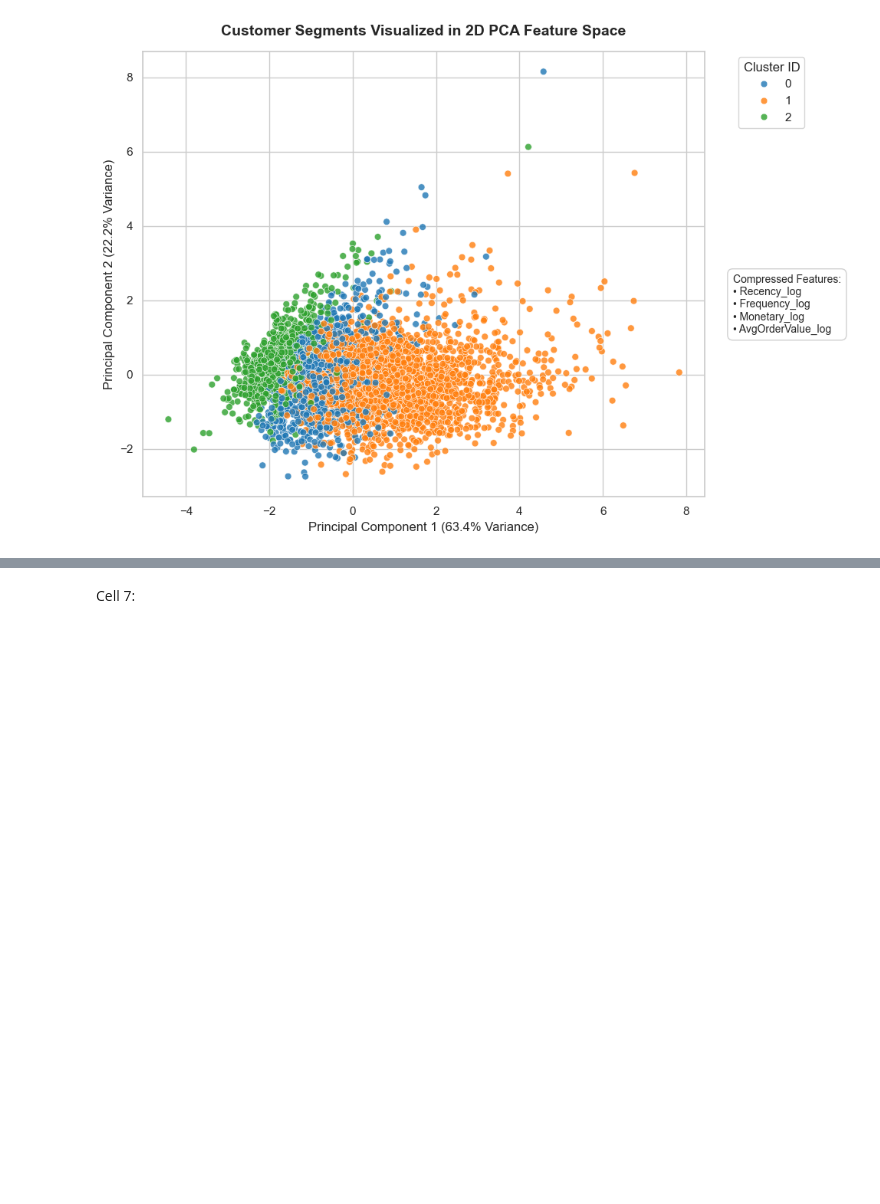
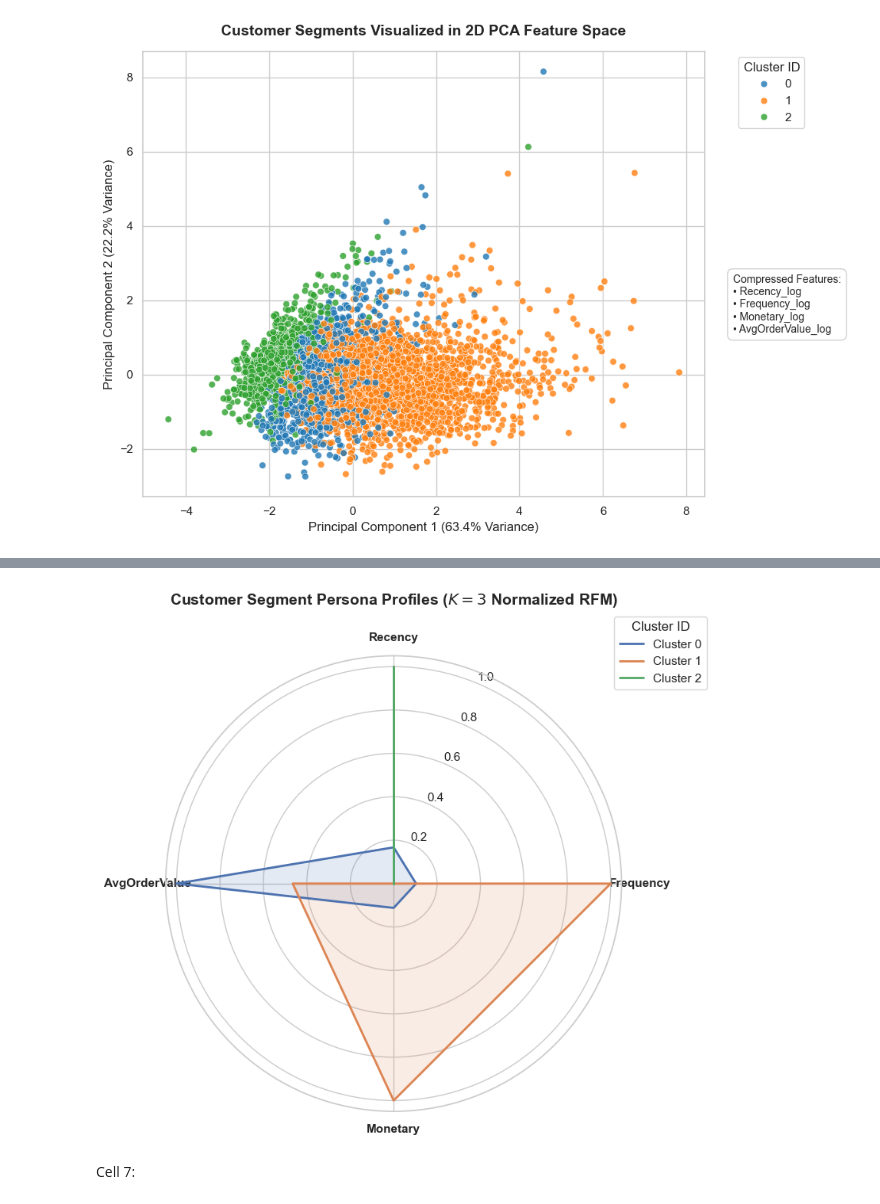
Before and after one commit to AbhinavMsh/E-CommerceCustomerSegmentationUsingDeepLearning, a Jupyter notebook: notebooks/04Graphs.ipynb, the cells around one changed output, grey strips where cells are left out. Drawn from its saved outputs; the diff is of its cells as text; code cells hidden in the pictures; blank space fills up the shorter version.

```diff
--- a/notebooks/04Graphs.ipynb
+++ b/notebooks/04Graphs.ipynb
@@ -290,3 +290,52 @@ Passing `palette` without assigning `hue` is deprecated and will be removed in v
+# %%
+# Set up clean theme
+sns.set_theme(style="whitegrid")
+
+# Define target RFM feature categories
+categories = ['Recency', 'Frequency', 'Monetary', 'AvgOrderValue']
+actual_features = [f for f in categories if f in temp_df.columns]
+if not actual_features:
+    actual_features = [f'{f}_log' for f in categories if f'{f}_log' in temp_df.columns]
+
+# 1. Compute mean feature values per cluster
+cluster_means = temp_df.groupby('Cluster')[actual_features].mean()
+
+# 2. Min-Max Normalize features between 0 and 1 for radar chart plotting
+normalized_summary = (cluster_means - cluster_means.min()) / (cluster_means.max() - cluster_means.min())
+
+# 3. Set up radar angles
+N = len(actual_features)
+angles = [n / float(N) * 2 * np.pi for n in range(N)]
+angles += angles[:1]  # Close the polygon loop
+
+fig, ax = plt.subplots(figsize=(8, 8), subplot_kw=dict(polar=True))
+
+# 4. Plot each cluster polygon
+for i in range(len(normalized_summary)):
+    values = normalized_summary.iloc[i].values.flatten().tolist()
+    values += values[:1]  # Close the polygon loop
+
+    ax.plot(angles, values, linewidth=2, linestyle='solid', label=f'Cluster {i}')
+    ax.fill(angles, values, alpha=0.15)
+
+# 5. Formatting and Labels
+ax.set_theta_offset(np.pi / 2)
+ax.set_theta_direction(-1)
+
+# Clean feature labels for display
+labels = [col.replace('_', ' ').replace('log', '').strip() for col in actual_features]
+plt.xticks(angles[:-1], labels, fontsize=11, weight='bold')
+
+ax.set_title('Customer Segment Persona Profiles ($K=3$ Normalized RFM)', fontsize=14, weight='bold', pad=25)
+plt.legend(loc='upper right', bbox_to_anchor=(1.2, 1.1), title='Cluster ID', frameon=True)
+
+plt.tight_layout()
+
+# Save high-resolution figure for your research report
+plt.savefig(r'D:\Project\Customer-segmentation\radar_chart_personas.png', dpi=300, bbox_inches='tight')
+plt.show()
+# %% [output]
+[figure, added]
 # %%
 # In[]: Plot Autoencoder Training & Validation Loss
 plt.figure(figsize=(9, 5))
```
Also changed, not shown: parts of 1 cell of this notebook, 2 other files.
